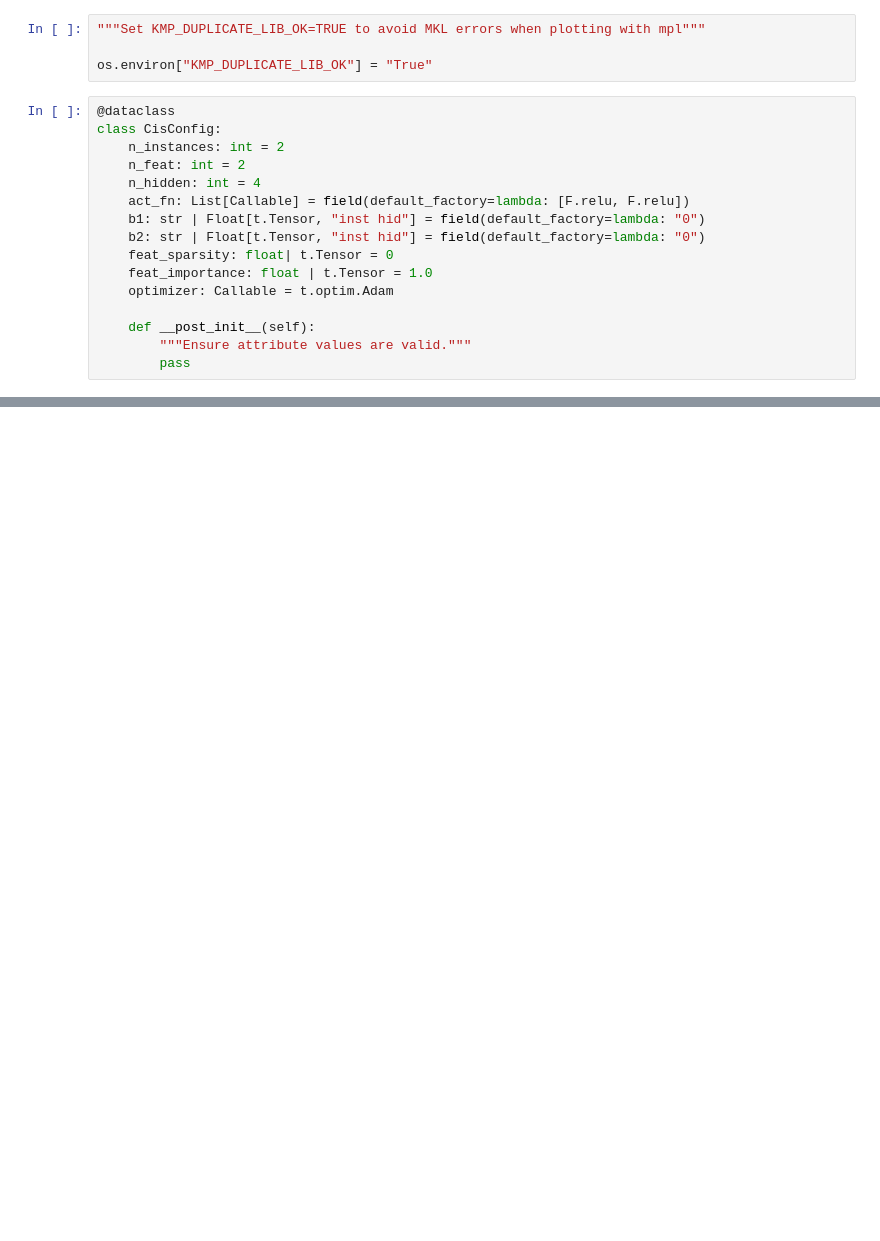
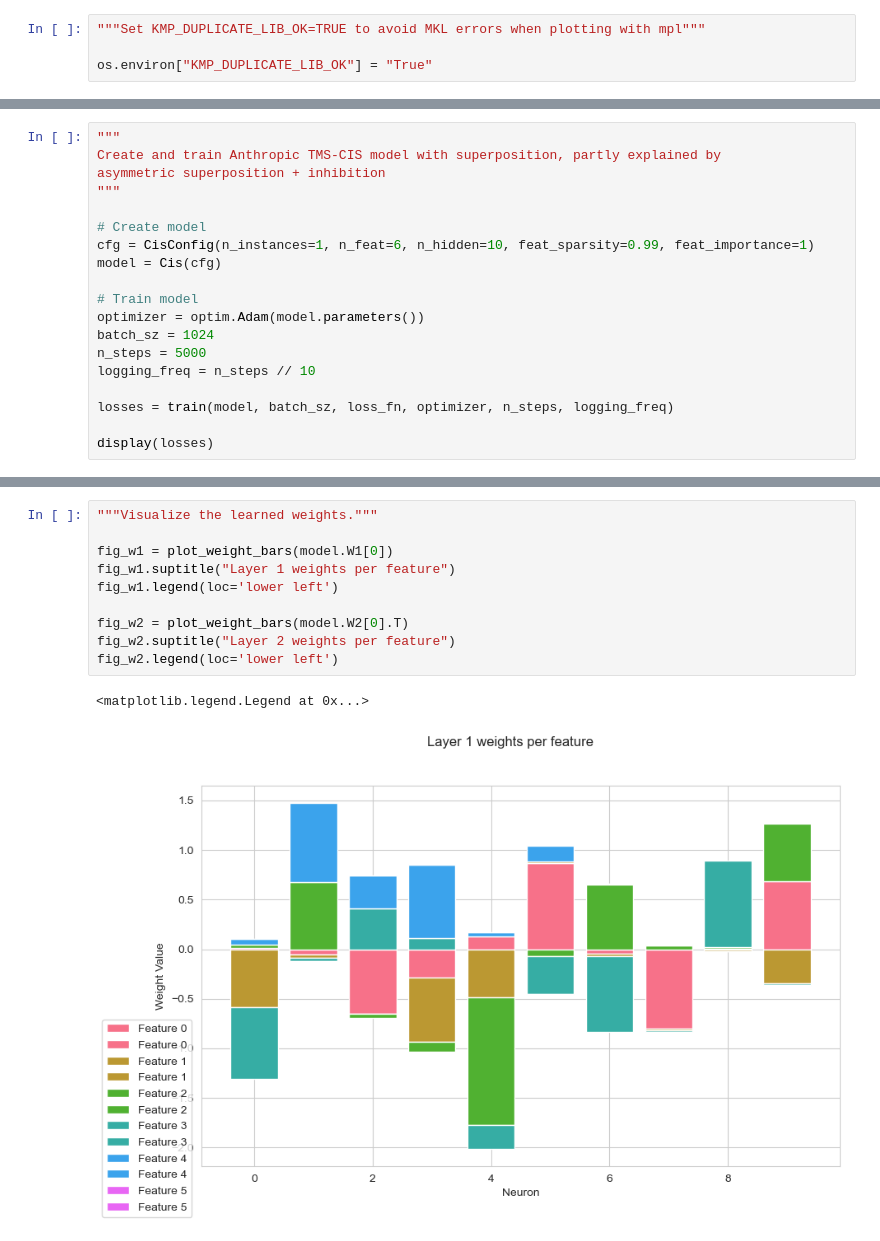
Before and after one commit to Stefan-Heimersheim/toy-model-of-computation-in-superposition, a Jupyter notebook: examples/toy_cis.ipynb, the cells around one changed output, grey strips where cells are left out. Saved outputs shown, nothing was run; the diff lists cells and outputs as text; blank space fills up the shorter version.

```diff
--- a/examples/toy_cis.ipynb
+++ b/examples/toy_cis.ipynb
@@ -50,19 +32,3 @@ from tqdm.notebook import tqdm
 """Set KMP_DUPLICATE_LIB_OK=TRUE to avoid MKL errors when plotting with mpl"""
 
 os.environ["KMP_DUPLICATE_LIB_OK"] = "True"
-# %%
-@dataclass
-class CisConfig:
-    n_instances: int = 2
-    n_feat: int = 2
-    n_hidden: int = 4
-    act_fn: List[Callable] = field(default_factory=lambda: [F.relu, F.relu])
-    b1: str | Float[t.Tensor, "inst hid"] = field(default_factory=lambda: "0")
-    b2: str | Float[t.Tensor, "inst hid"] = field(default_factory=lambda: "0")
-    feat_sparsity: float| t.Tensor = 0
-    feat_importance: float | t.Tensor = 1.0
-    optimizer: Callable = t.optim.Adam
-
-    def __post_init__(self):
-        """Ensure attribute values are valid."""
-        pass
@@ -299,0 +143,19 @@ Text(0.5, 0.98, 'Layer 2 weights per feature')
+# %%
+"""
+Create and train Anthropic TMS-CIS model with superposition, partly explained by
+asymmetric superposition + inhibition
+"""
+
+# Create model
+cfg = CisConfig(n_instances=1, n_feat=6, n_hidden=10, feat_sparsity=0.99, feat_importance=1)
+model = Cis(cfg)
+
+# Train model
+optimizer = optim.Adam(model.parameters())
+batch_sz = 1024
+n_steps = 5000
+logging_freq = n_steps // 10
+
+losses = train(model, batch_sz, loss_fn, optimizer, n_steps, logging_freq)
+
+display(losses)
@@ -299,0 +174,13 @@ Text(0.5, 0.98, 'Layer 2 weights per feature')
+# %%
+"""Visualize the learned weights."""
+
+fig_w1 = plot_weight_bars(model.W1[0])
+fig_w1.suptitle("Layer 1 weights per feature")
+fig_w1.legend(loc='lower left')
+
+fig_w2 = plot_weight_bars(model.W2[0].T)
+fig_w2.suptitle("Layer 2 weights per feature")
+fig_w2.legend(loc='lower left')
+# %% [output]
+<matplotlib.legend.Legend at 0x...>
+[figure, added]
```
Also changed, not shown: parts of 41 cells of this notebook, 1 other file.
